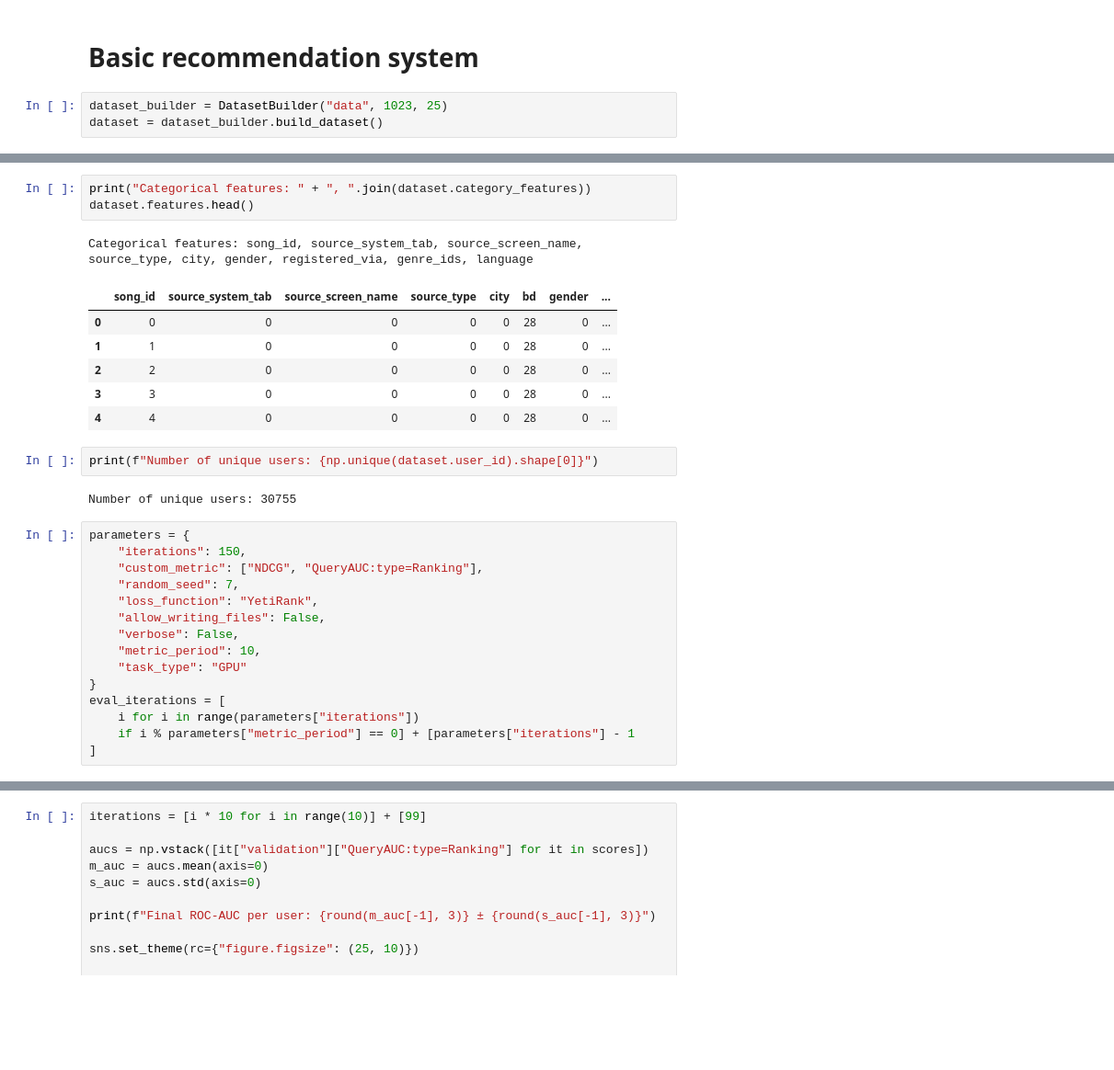
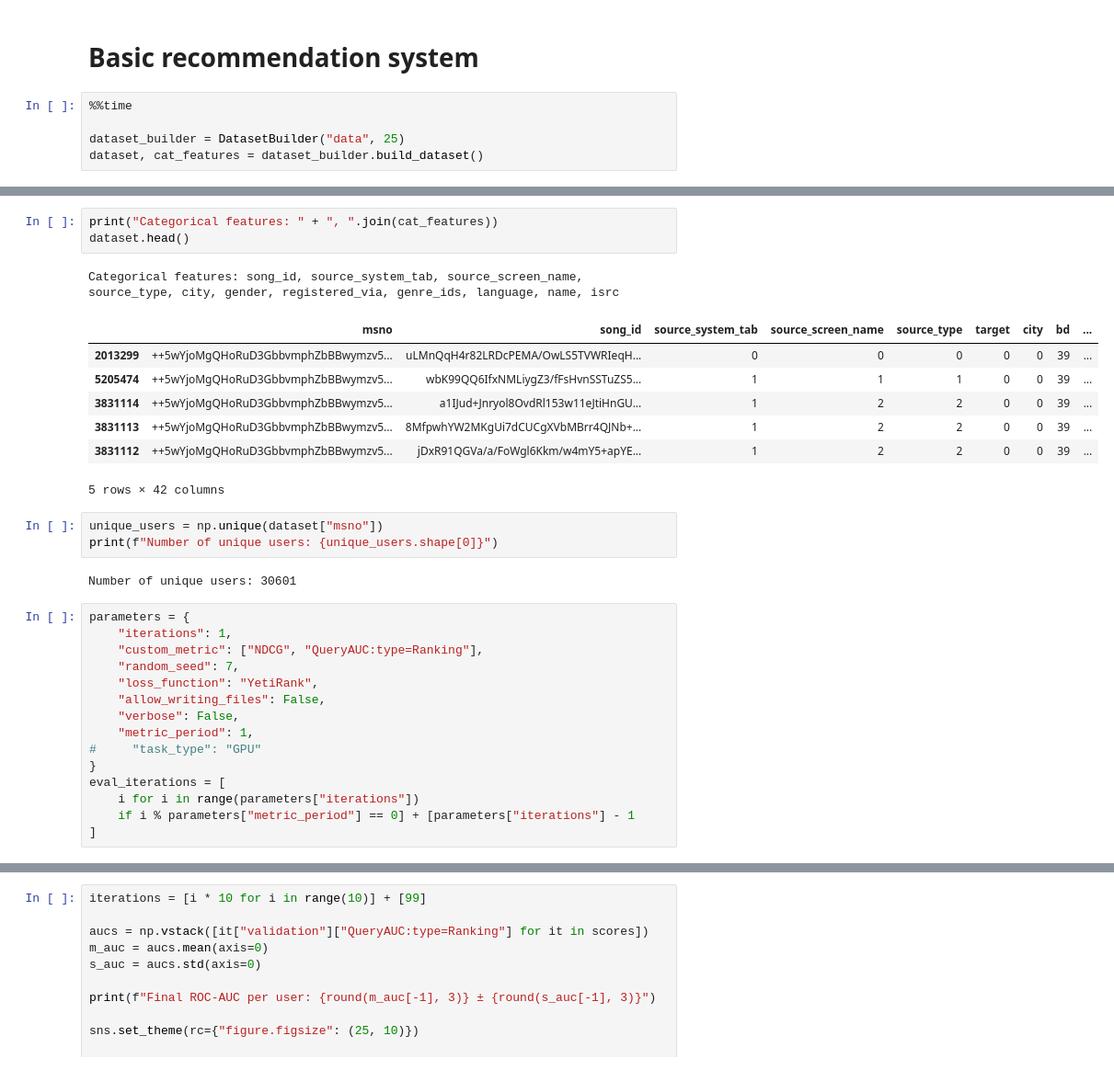
Before and after one commit to SpirinEgor/HSE.recommendation_systems, a Jupyter notebook: homework_2/this_song_is_all_you_need.ipynb, the cells around one changed output, grey strips where cells are left out. Shown at 92% size. Drawn from its saved outputs; the diff is of its cells as text; blank space fills up the shorter version.

```diff
--- a/homework_2/this_song_is_all_you_need.ipynb
+++ b/homework_2/this_song_is_all_you_need.ipynb
@@ -73,8 +79,10 @@ from tqdm.auto import tqdm
 # %% [markdown]
 # Basic recommendation system
 # %%
-dataset_builder = DatasetBuilder("data", 1023, 25)
-dataset = dataset_builder.build_dataset()
+%%time
+
+dataset_builder = DatasetBuilder("data", 25)
+dataset, cat_features = dataset_builder.build_dataset()
 # %% [output]
 Reading data...
 Building embeddings for song...
@@ -87,28 +96,30 @@ Processing categorical features...
 # %%
-print("Categorical features: " + ", ".join(dataset.category_features))
-dataset.features.head()
+print("Categorical features: " + ", ".join(cat_features))
+dataset.head()
 # %% [output]
-Categorical features: song_id, source_system_tab, source_screen_name, source_type, city, gender, registered_via, genre_ids, language
+Categorical features: song_id, source_system_tab, source_screen_name, source_type, city, gender, registered_via, genre_ids, language, name, isrc
-|  | song_id | source_system_tab | source_screen_name | source_type | city | bd | gender | ... |
-| 0 | 0 | 0 | 0 | 0 | 0 | 28 | 0 | ... |
-| 1 | 1 | 0 | 0 | 0 | 0 | 28 | 0 | ... |
-| 2 | 2 | 0 | 0 | 0 | 0 | 28 | 0 | ... |
-| 3 | 3 | 0 | 0 | 0 | 0 | 28 | 0 | ... |
-| 4 | 4 | 0 | 0 | 0 | 0 | 28 | 0 | ... |
+|  | msno | song_id | source_system_tab | source_screen_name | source_type | target | city | bd | ... |
+| 2013299 | ++5wYjoMgQHoRuD3GbbvmphZbBBwymzv5... | uLMnQqH4r82LRDcPEMA/OwLS5TVWRIeqH... | 0 | 0 | 0 | 0 | 0 | 39 | ... |
+| 5205474 | ++5wYjoMgQHoRuD3GbbvmphZbBBwymzv5... | wbK99QQ6IfxNMLiygZ3/fFsHvnSSTuZS5... | 1 | 1 | 1 | 0 | 0 | 39 | ... |
+| 3831114 | ++5wYjoMgQHoRuD3GbbvmphZbBBwymzv5... | a1IJud+Jnryol8OvdRl153w11eJtiHnGU... | 1 | 2 | 2 | 0 | 0 | 39 | ... |
+| 3831113 | ++5wYjoMgQHoRuD3GbbvmphZbBBwymzv5... | 8MfpwhYW2MKgUi7dCUCgXVbMBrr4QJNb+... | 1 | 2 | 2 | 0 | 0 | 39 | ... |
+| 3831112 | ++5wYjoMgQHoRuD3GbbvmphZbBBwymzv5... | jDxR91QGVa/a/FoWgl6Kkm/w4mY5+apYE... | 1 | 2 | 2 | 0 | 0 | 39 | ... |
+5 rows × 42 columns
 # %%
-print(f"Number of unique users: {np.unique(dataset.user_id).shape[0]}")
+unique_users = np.unique(dataset["msno"])
+print(f"Number of unique users: {unique_users.shape[0]}")
 # %% [output]
-Number of unique users: 30755
+Number of unique users: 30601
 # %%
 parameters = {
-    "iterations": 150,
+    "iterations": 1,
     "custom_metric": ["NDCG", "QueryAUC:type=Ranking"],
     "random_seed": 7,
     "loss_function": "YetiRank",
     "allow_writing_files": False,
     "verbose": False,
-    "metric_period": 10,
-    "task_type": "GPU"
+    "metric_period": 1,
+#     "task_type": "GPU"
 }
 eval_iterations = [
     i for i in range(parameters["iterations"])
```
Also changed, not shown: parts of 12 cells of this notebook, 4 other files.
